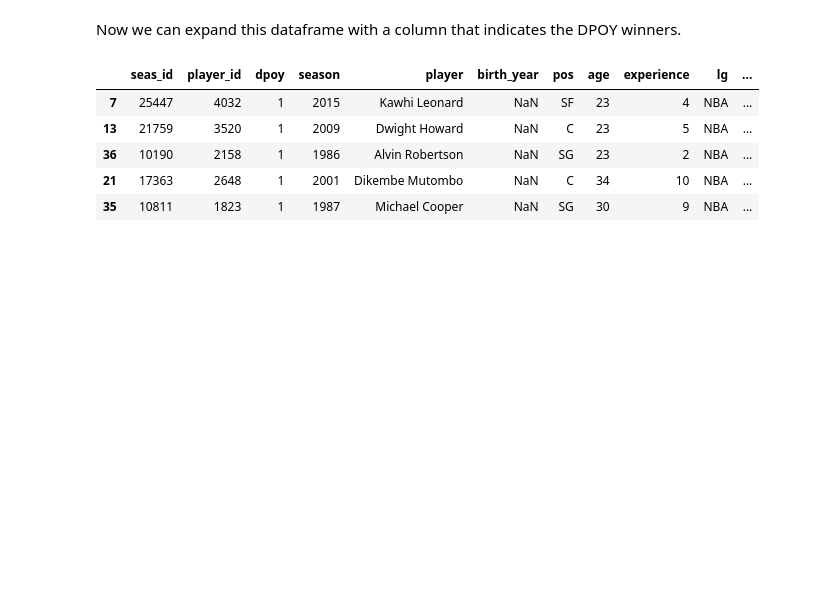
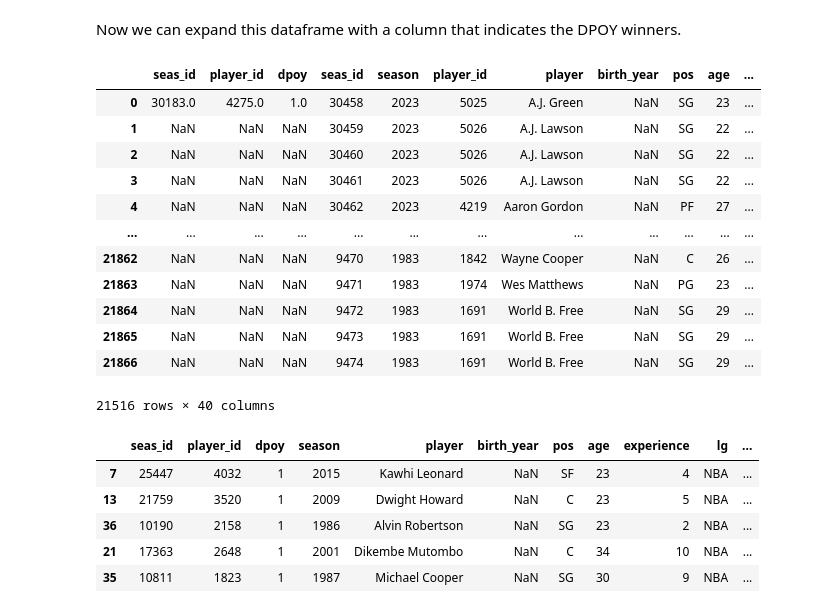
Before and after one commit to botond0401/nba, a Jupyter notebook: dpoy.ipynb, the cells around one changed output. Saved outputs shown, nothing was run; the diff lists cells and outputs as text; code cells hidden in the pictures; blank space fills up the shorter version.

```diff
--- a/dpoy.ipynb
+++ b/dpoy.ipynb
@@ -37,6 +36,3 @@ df_per_100.head()
 5 rows × 36 columns
 # %% [markdown]
 Now we can expand this dataframe with a column that indicates the DPOY winners.
-# %%
-df_dpoy = pd.merge(df_dpoy, df_per_100, on = ['seas_id', 'player_id'], how = 'left')
-df_dpoy['dpoy'].fillna(0, inplace=True)
@@ -43,3 +41,19 @@ df_dpoy['dpoy'].fillna(0, inplace=True)
+# %%
+pd.concat([df_dpoy, df_per_100], axis=1)
+# %% [output]
+|  | seas_id | player_id | dpoy | seas_id | season | player_id | player | birth_year | pos | age | ... |
+| 0 | 30183.0 | 4275.0 | 1.0 | 30458 | 2023 | 5025 | A.J. Green | NaN | SG | 23 | ... |
+| 1 | NaN | NaN | NaN | 30459 | 2023 | 5026 | A.J. Lawson | NaN | SG | 22 | ... |
+| 2 | NaN | NaN | NaN | 30460 | 2023 | 5026 | A.J. Lawson | NaN | SG | 22 | ... |
+| 3 | NaN | NaN | NaN | 30461 | 2023 | 5026 | A.J. Lawson | NaN | SG | 22 | ... |
+| 4 | NaN | NaN | NaN | 30462 | 2023 | 4219 | Aaron Gordon | NaN | PF | 27 | ... |
+| ... | ... | ... | ... | ... | ... | ... | ... | ... | ... | ... | ... |
+| 21862 | NaN | NaN | NaN | 9470 | 1983 | 1842 | Wayne Cooper | NaN | C | 26 | ... |
+| 21863 | NaN | NaN | NaN | 9471 | 1983 | 1974 | Wes Matthews | NaN | PG | 23 | ... |
+| 21864 | NaN | NaN | NaN | 9472 | 1983 | 1691 | World B. Free | NaN | SG | 29 | ... |
+| 21865 | NaN | NaN | NaN | 9473 | 1983 | 1691 | World B. Free | NaN | SG | 29 | ... |
+| 21866 | NaN | NaN | NaN | 9474 | 1983 | 1691 | World B. Free | NaN | SG | 29 | ... |
+21516 rows × 40 columns
 # %%
 df_extremes = df_dpoy[df_dpoy['age'] == df_dpoy['age'].min()]
 df_extremes = df_extremes.append(df_dpoy[df_dpoy['age'] == df_dpoy['age'].max()])
```
Also changed, not shown: parts of 3 cells of this notebook.
